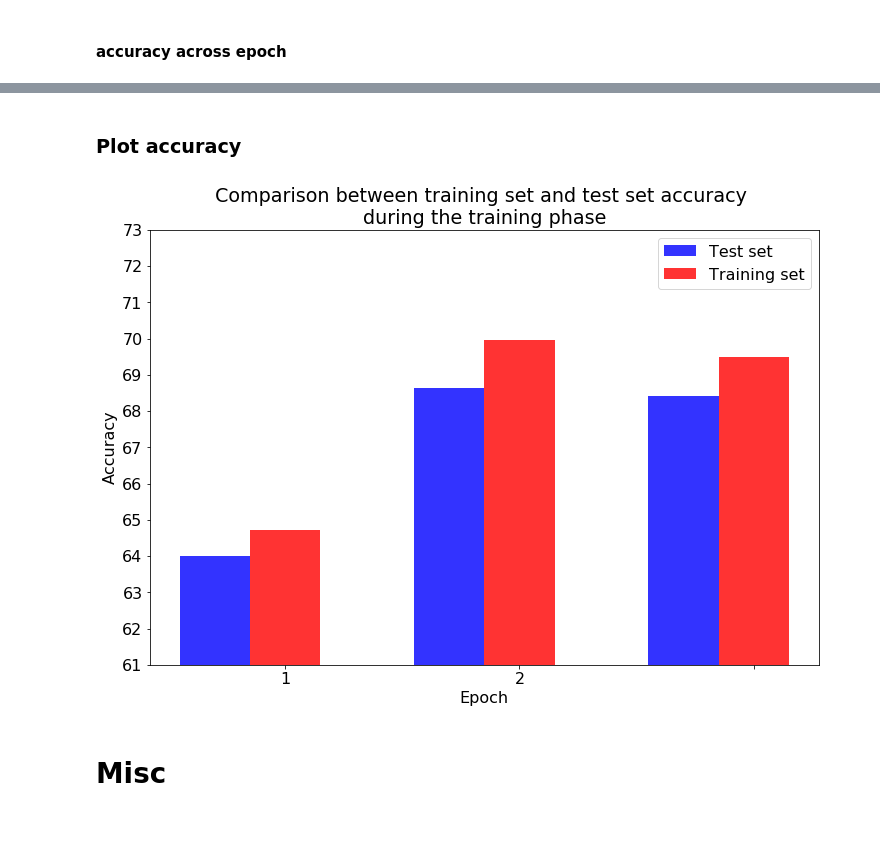
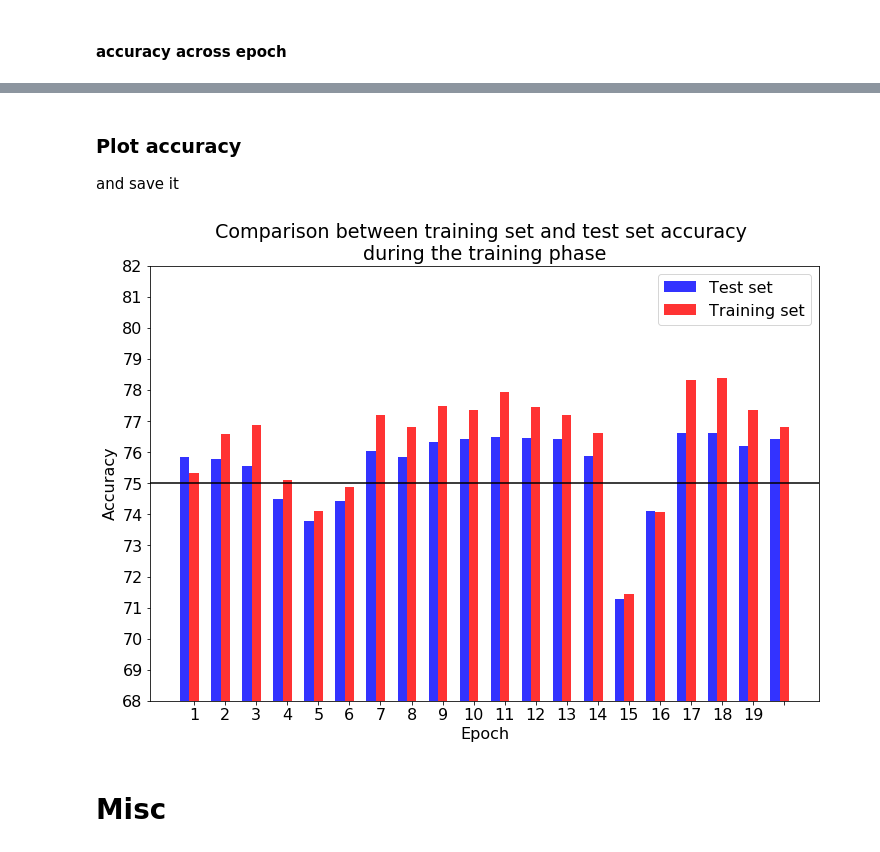
Before and after one commit to HugoCote/Assignment-1-Part-3, a Jupyter notebook: dev1num3.ipynb, the cells around one changed output, grey strips where cells are left out. Saved outputs shown, nothing was run; the diff lists cells and outputs as text; code cells hidden in the pictures.

```diff
--- a/dev1num3.ipynb
+++ b/dev1num3.ipynb
@@ -611,5 +681,5 @@ if use_BCE :
 else :
     criterion = nn.CrossEntropyLoss() # Cross Entropy
 
-optimizer = optim.SGD(cudanet.parameters(), lr=0.001, momentum=0, weight_decay=0)
-nb_epoch  = 3
+optimizer = optim.SGD(cudanet.parameters(), lr=0.0005, momentum=0, weight_decay=0)
+nb_epoch  = 20
@@ -646,6 +686,8 @@ change   to : lr=0.00005  , batch_sz between 32 and 4*32
 # %%
-batch_sz = 1*64
-trainloader = torch.utils.data.DataLoader(trainset, batch_size=batch_sz,shuffle=True, num_workers=0)
+batch_size = 1*32
+
+# train_loader = torch.utils.data.DataLoader(train_dataset_norm, batch_size=batch_size,sampler=train_sampler, num_workers=num_workers)
+train_loader = torch.utils.data.DataLoader(train_dataset_augm, batch_size=batch_size,sampler=train_sampler, num_workers=num_workers)
 
 state_dict_list = list()
 
@@ -664,7 +706,7 @@ for epoch in range( nb_epoch ):  # loop over the dataset multiple times
     #     optim.SGD(cudanet.parameters(), lr=0.000001, momentum=0.0, weight_decay=0)
 
     running_loss = 0.0
-    for i, data in enumerate(trainloader, 0):
+    for i, data in enumerate(train_loader, 0):
         # get the inputs
         inputs, labels = data
         # if using BCE :
@@ -711,7 +765,10 @@ time required =  68.9895390625  s
 # %% [markdown]
 #### test accuracy of the current state on validation dataset
 # %%
-testsloader = torch.utils.data.DataLoader(testsset, batch_size=8*64,shuffle=False, num_workers=0)
+batch_size = 4*64
+# validation_loader = torch.utils.data.DataLoader(train_dataset_norm, batch_size=batch_size,sampler=valid_sampler, num_workers=num_workers)
+validation_loader = torch.utils.data.DataLoader(train_dataset_augm, batch_size=batch_size,sampler=valid_sampler, num_workers=num_workers)
+
 correct = torch.tensor([0])
 total = torch.tensor([0])
 
@@ -728,7 +785,7 @@ else :
 
 correct, total = correct.to(device) , total.to(device)
 with torch.no_grad():
-    for data in testsloader:
+    for data in validation_loader:
         images, labels = data
         # if using BCE
         # labels = labels.float()
@@ -741,7 +798,7 @@ with torch.no_grad():
         total += labels.size(0)
         correct += (predicted == labels).sum()
 
-print('Accuracy of the network on the' , testing_dataset_size , 'test images: %.2f %%'
+print('Accuracy of the network on the' , total.item() , 'test images: %.2f %%'
           % ( (100 * correct.double()) / total.double()  )
      )
 # %% [output]
@@ -749,8 +806,8 @@ Accuracy of the network on the 3998 test images: 68.41 %
 # %% [markdown]
 #### accuracy across epoch
 # %%
-trainloader = torch.utils.data.DataLoader(trainset , batch_size = 8*64 , shuffle=False , num_workers=0)
-testsloader = torch.utils.data.DataLoader(testsset , batch_size = 8*64, shuffle=False , num_workers=0)
+train_loader = torch.utils.data.DataLoader(train_dataset_norm, batch_size=batch_size,sampler=train_sampler, num_workers=num_workers)
+valid_loader = torch.utils.data.DataLoader(train_dataset_norm, batch_size=batch_size,sampler=valid_sampler, num_workers=num_workers)
 
 accuracy = torch.ones(nb_epoch,2, dtype=torch.float) * 100
 for epoch , tmp_state_dict in enumerate(state_dict_list,0) :
@@ -766,7 +823,7 @@ for epoch , tmp_state_dict in enumerate(state_dict_list,0) :
 
     correct, total = correct.to(device) , total.to(device)
 
-    loader_list = [ testsloader , trainloader ]
+    loader_list = [ valid_loader , train_loader ]
     with torch.no_grad():
         for i, loader in enumerate(loader_list,0) :
             for data in loader:
@@ -794,9 +868,14 @@ epoch   3 : Accuracy of the network on the test images: 68.41 % , training image
 # %% [markdown]
 ### Plot accuracy
+and save it
 # %%
-from matplotlib.pyplot import figure
+from matplotlib.pyplot import figure # to plot
+import datetime                      # to include date in log file name
 # import warnings
 # warnings.filterwarnings('ignore')
+#save it
+want_log = True
+path_to_save = "./log/" + datetime.datetime.now().strftime("%Y%B%d_%p%IH%MM")
 
 # data to plot
 n_groups = nb_epoch
@@ -815,34 +894,40 @@ bar_width = 0.3
 opacity = 0.8
 
 rects1 = plt.bar(index, tests_accuracy, bar_width,
                  alpha=opacity,
                  color='blue',
                  label='Test set')
 
 rects2 = plt.bar(index + bar_width, train_accuracy, bar_width,
                  alpha=opacity,
                  color='r',
                  label='Training set')
 
 eps = 3
 top = min(int( np.ceil(accuracy_toplot.max() + eps)) , 100)
 bot = max(int(np.floor(accuracy_toplot.min() - eps)) , 0  )
 
 
 plt.ylim(bot, top)     # set the ylim to bottom, top
 plt.axhline(y=75,color="black")
 
 plt.xlabel('Epoch')
 plt.ylabel('Accuracy')
 plt.title('Comparison between training set and test set accuracy \nduring the training phase')
 plt.xticks(index + bar_width, range(1,n_groups,1) )
 plt.yticks( range(bot,top+1,1) )
 plt.legend()
 
 # plt.tight_layout()
+if want_log :
+    plt.savefig(path_to_save + ".png")
+    with open(path_to_save + ".txt",'w+') as f:
+        nb_params, depth = number_of_params(cudanet)
+        line = "{name} : number of parameters = {n}, deptp = {d}.".format(name = cudanet.__doc__, n = nb_params, d=depth)
+        f.write(line)
 plt.show()
 # %% [output]
-[figure, old version]
+[figure, new version]
 # %% [markdown]
 # Misc
 # %% [markdown]
```
Also changed, not shown: parts of 29 cells of this notebook, 27 other files.
